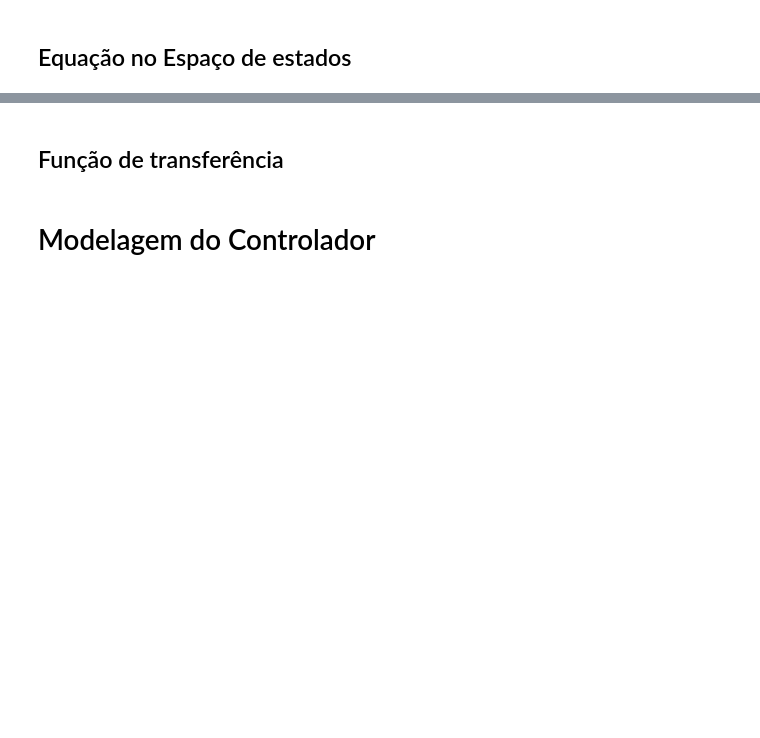
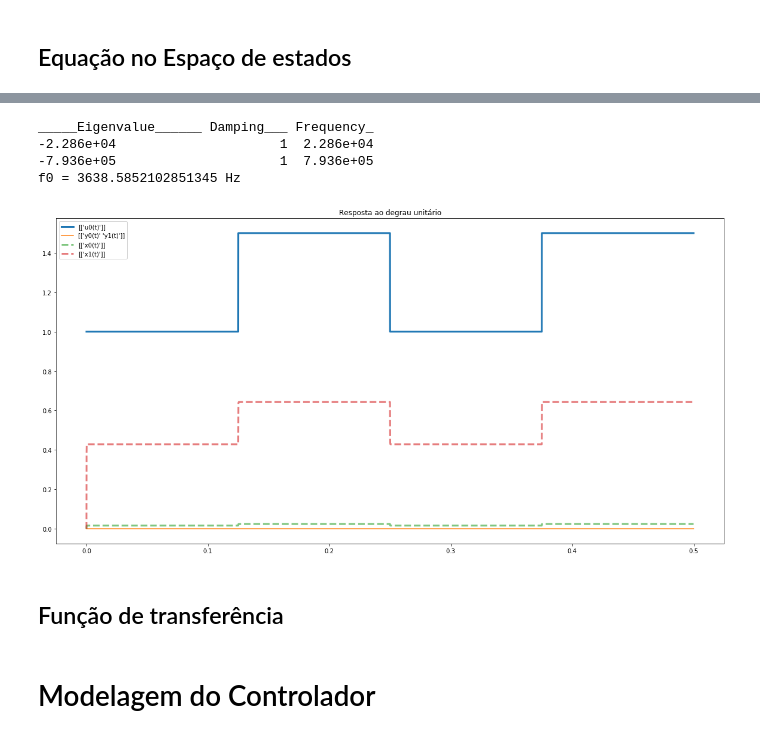
Before and after one commit to ZeniteSolar/MCB19, a Jupyter notebook: control/buck.ipynb, the cells around one changed output, grey strips where cells are left out. Cells and saved outputs as stored; diff of their text form; code cells hidden in the pictures; blank space fills up the shorter version.

```diff
--- a/control/buck.ipynb
+++ b/control/buck.ipynb
@@ -178,3 +211,44 @@ Co: 0.04577020202020202 uF
+# %%
+import matplotlib.pyplot as plt
+
+# Identifica parâmetros do sistema
+wn, zeta, poles = control.damp(sys)
+fn = wn / (2 * np.pi)
+f0 = min(fn)
+print(f'f0 = {f0} Hz')
+
+# Cria sinal arbitrário de entrada
+Ts = 2e-5
+pulse_time = 250e-3
+pulse_cycles = 2
+T = np.arange(pulse_time * pulse_cycles / Ts) * Ts
+kmax = T.size
+U = np.array([
+    *[
+        *np.ones(int(np.ceil(kmax / (2 * pulse_cycles)))),
+        *np.ones(int(np.ceil(kmax / (2 * pulse_cycles)))) * 1.5
+    ] * pulse_cycles
+])
+U = U[0:kmax]
+
+# Simula o sistema aplicando o sinal arbitrário na entrada
+T, yout, xout = control.forced_response(sys, T, U)
+
+# Plota
+plt.figure(figsize=(20, 10))
+plt.plot(T, U, label=u_label[0], lw=3)
+plt.plot(T, yout[0], label=y_label[0])
+plt.plot(T, xout[0], label=x_label[0], lw=3, ls='--', alpha=0.6)
+plt.plot(T, xout[1], label=x_label[1], lw=3, ls='--', alpha=0.6)
+plt.title('Resposta ao degrau unitário')
+plt.legend();
+# plt.savefig('imgs/step_response_openloop.png', dpi=300)
+# %% [output]
+_____Eigenvalue______ Damping___ Frequency_
+-2.286e+04                     1  2.286e+04
+-7.936e+05                     1  7.936e+05
+f0 = 3638.5852102851345 Hz
+[figure, added]
 # %% [markdown]
 ## Função de transferência
 # %%
```
Also changed, not shown: parts of 2 cells of this notebook.
